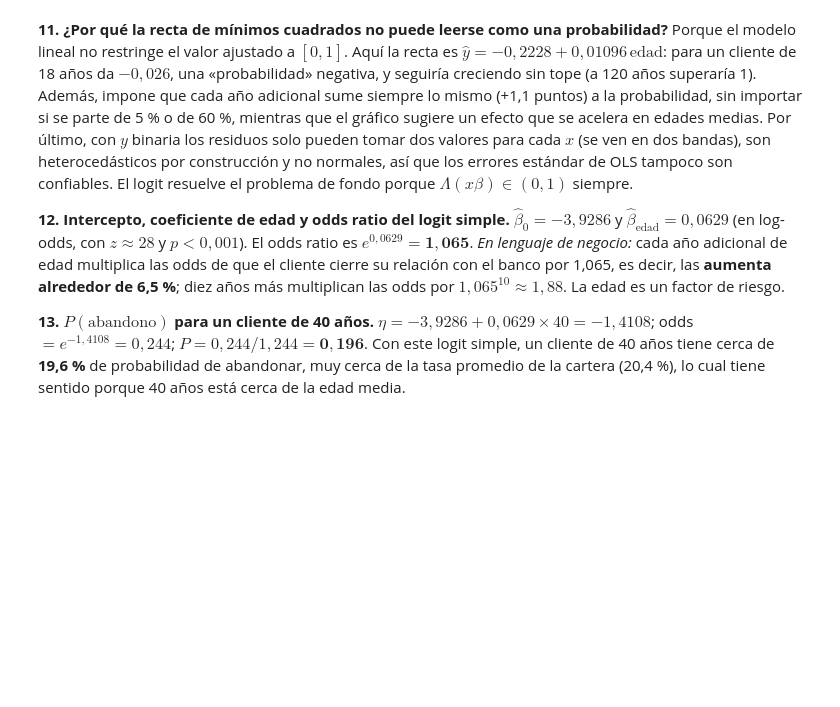
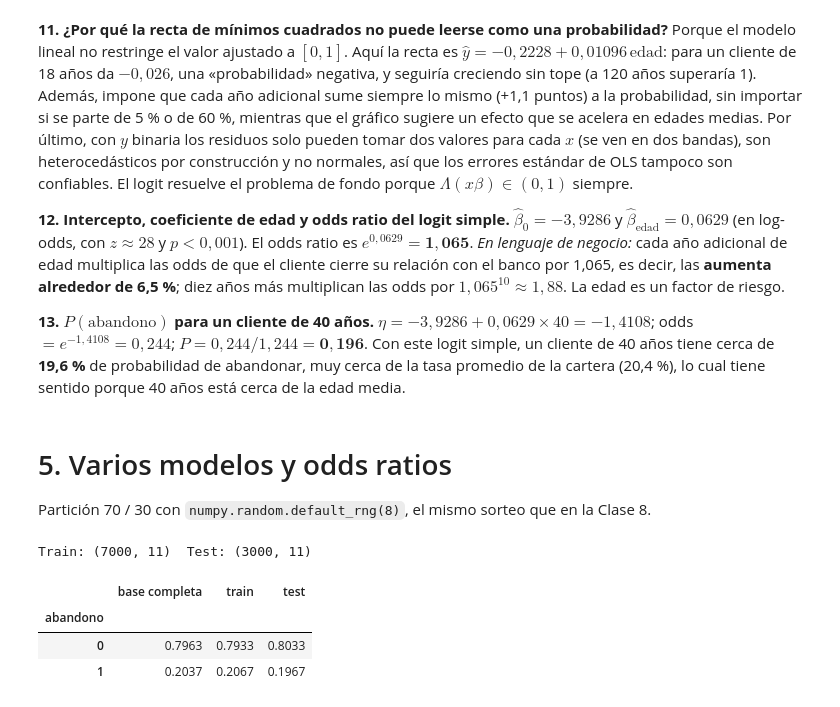
Before and after one commit to Slgxhannel/taller-abandono-producto-20262-Loaiza-Rojas, a Jupyter notebook: Taller_Abandono_Producto_Financiero_Santiago_Loaiza_Leonardo_Rojas.ipynb, the cells around one changed output. Drawn from its saved outputs; the diff is of its cells as text; code cells hidden in the pictures; blank space fills up the shorter version.

```diff
--- a/Taller_Abandono_Producto_Financiero_Santiago_Loaiza_Leonardo_Rojas.ipynb
+++ b/Taller_Abandono_Producto_Financiero_Santiago_Loaiza_Leonardo_Rojas.ipynb
@@ -580,3 +580,32 @@ $\hat\beta_0 = -3{,}9286$ y $\hat\beta_{\text{edad}} = 0{,}0629$ (en log-odds, c
 
 **13. $P(\text{abandono})$ para un cliente de 40 años.**
 $\eta = -3{,}9286 + 0{,}0629\times 40 = -1{,}4108$; odds $= e^{-1{,}4108} = 0{,}244$; $P = 0{,}244/1{,}244 = \mathbf{0{,}196}$. Con este logit simple, un cliente de 40 años tiene cerca de **19,6 %** de probabilidad de abandonar, muy cerca de la tasa promedio de la cartera (20,4 %), lo cual tiene sentido porque 40 años está cerca de la edad media.
+# %% [markdown]
+# 5. Varios modelos y odds ratios
+
+Partición 70 / 30 con `numpy.random.default_rng(8)`, el mismo sorteo que en la Clase 8.
+# %%
+#generamos set de entrenamiento y set de prueba
+rng = np.random.default_rng(8)
+n = len(banco)
+n_train = int(round(0.7 * n))
+train_pos = rng.choice(n, size=n_train, replace=False)
+mask = np.zeros(n, dtype=bool)
+mask[train_pos] = True
+Train_Data = banco.iloc[mask].copy()
+Test_Data = banco.iloc[~mask].copy()
+
+print("Train:", Train_Data.shape, " Test:", Test_Data.shape)
+# %% [output]
+Train: (7000, 11)  Test: (3000, 11)
+# %%
+pd.DataFrame({
+    "base completa": banco["abandono"].value_counts(normalize=True).sort_index(),
+    "train": Train_Data["abandono"].value_counts(normalize=True).sort_index(),
+    "test": Test_Data["abandono"].value_counts(normalize=True).sort_index(),
+})
+# %% [output]
+|  | base completa | train | test |
+| abandono |  |  |  |
+| 0 | 0.7963 | 0.7933 | 0.8033 |
+| 1 | 0.2037 | 0.2067 | 0.1967 |
```
Also changed, not shown: parts of 22 cells of this notebook.
